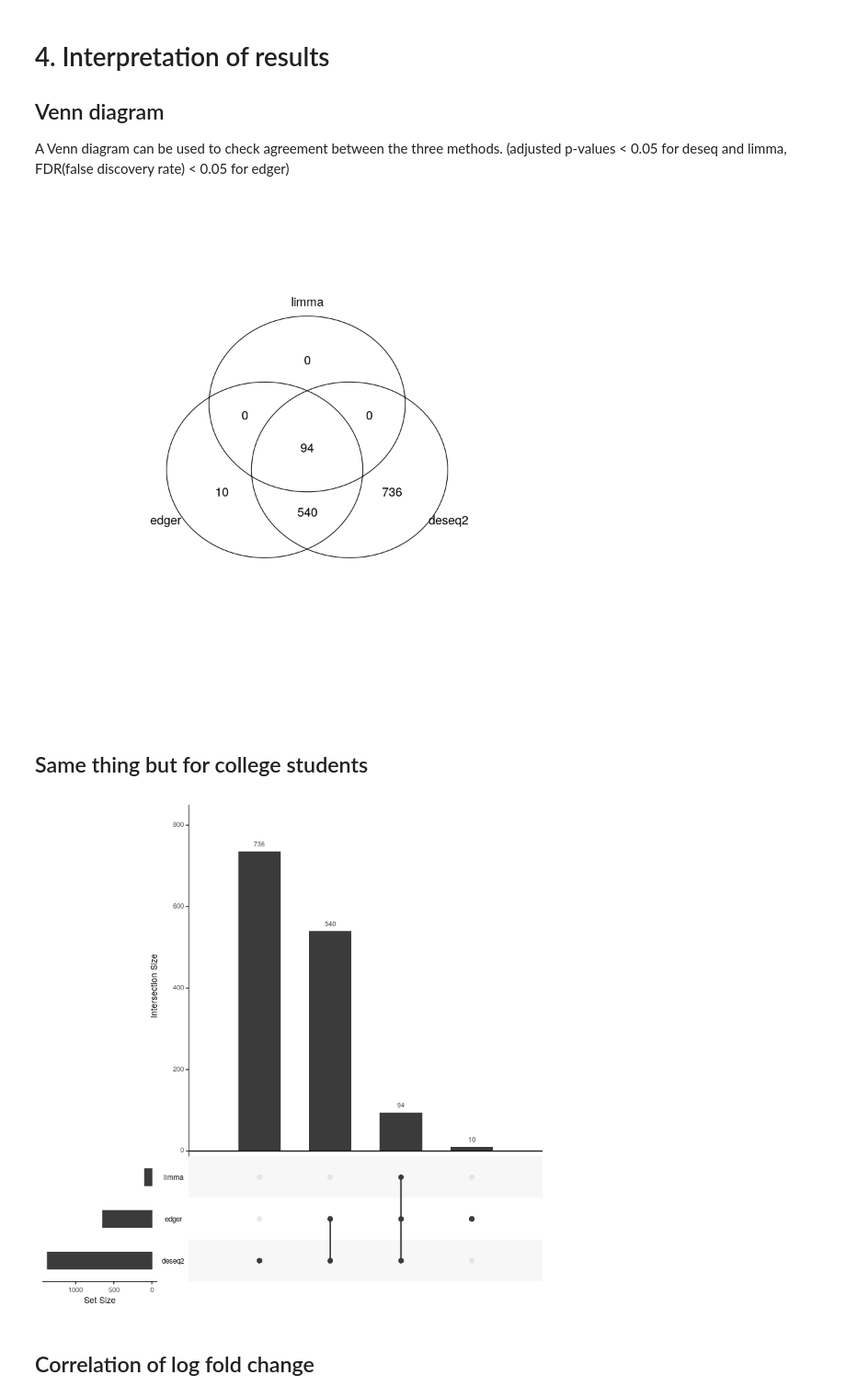
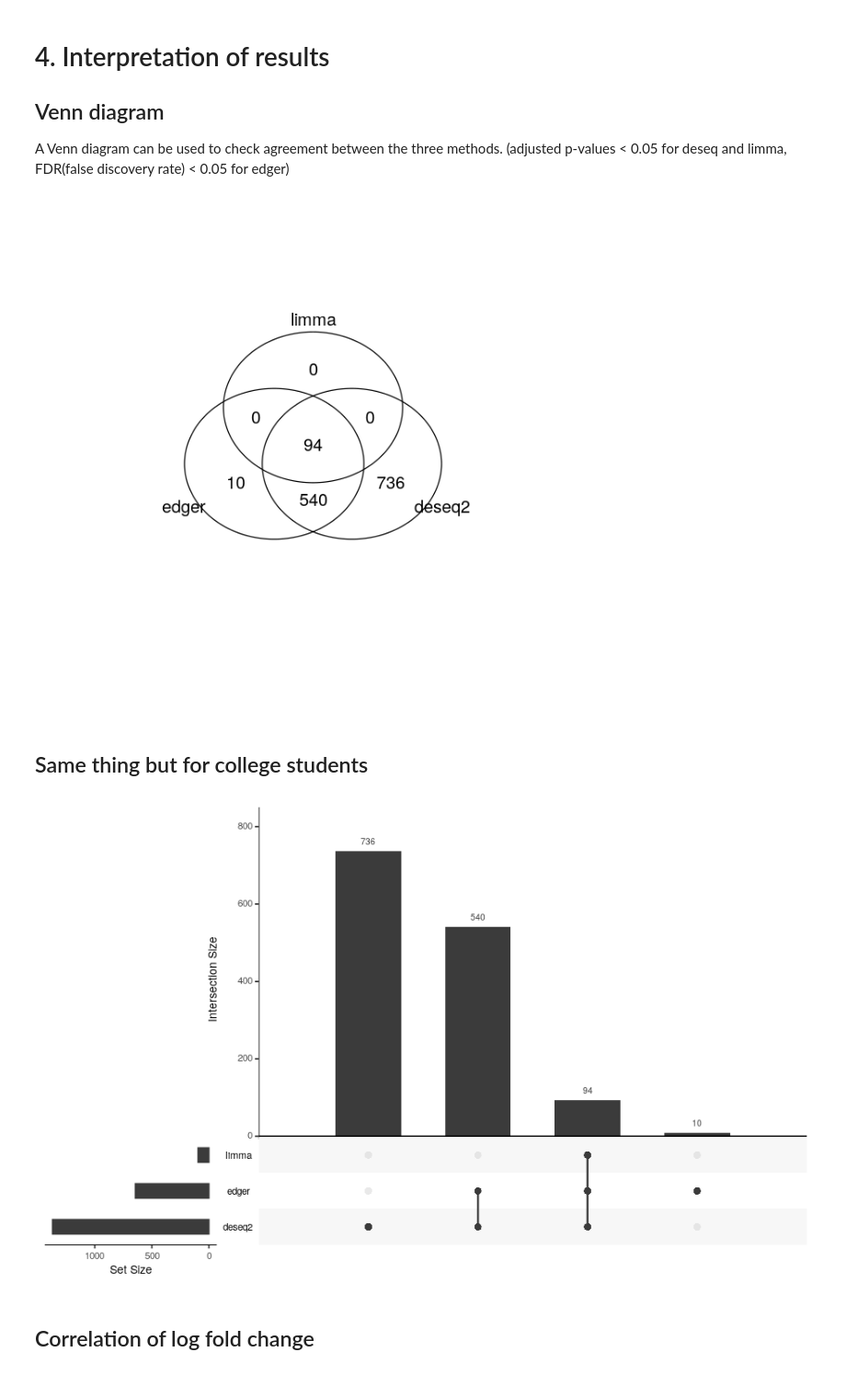
Before and after one commit to Sophia-art/EukaryoticTranscriptomics, a Jupyter notebook: exp_DGE.ipynb, the cells around one changed output. Shown at 92% size. Drawn from its saved outputs; the diff is of its cells as text; code cells hidden in the pictures.

```diff
--- a/exp_DGE.ipynb
+++ b/exp_DGE.ipynb
@@ -557,19 +564,21 @@ A Venn diagram can be used to check agreement between the three methods. (adjust
 DE_list <- list(edger = rownames(subset(DGE.results_edgeR$table, FDR <=0.05)),
      deseq2 = rownames(subset(DGE.results, padj <=0.05)),
      limma = rownames (subset(DGE.results_limma,adj.P.Val <=0.05)))
+options(repr.plot.width=5, repr.plot.height=5)
 venn<- gplots::venn(DE_list)
 
 DGEgenes.intersection <- attr(venn, "intersections")$`edger:deseq2:limma`
 # %% [output]
-[figure, old version]
+[figure, new version]
 # %% [markdown]
 ## Same thing but for college students
 # %%
 # fancier venn alternative
+options(repr.plot.width=8, repr.plot.height=5)
 DE_gns <- UpSetR::fromList(DE_list)
 UpSetR::upset(DE_gns, order.by = "freq")
 # %% [output]
-[figure, old version]
+[figure, new version]
 # %% [markdown]
 ## Correlation of log fold change
 # %%
```
Also changed, not shown: parts of 9 cells of this notebook.
